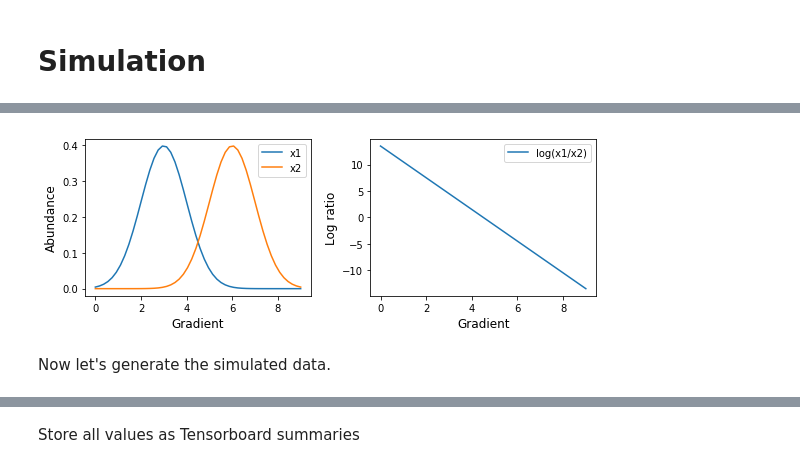
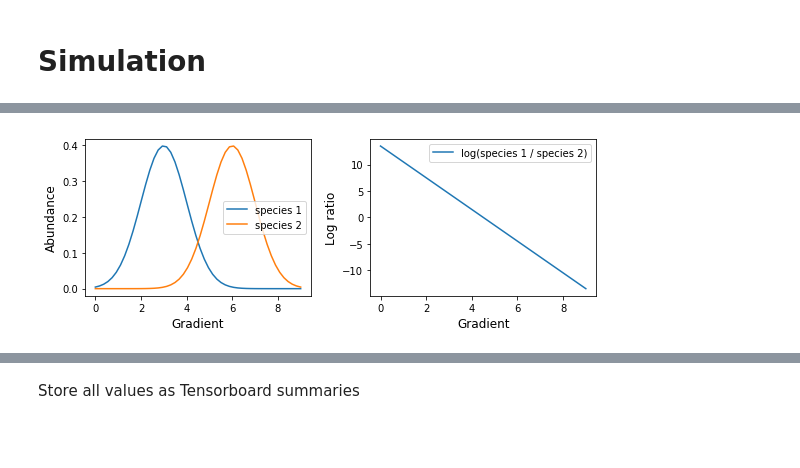
Before and after one commit to knightlab-analyses/bayesian-regression, a Jupyter notebook: bayesian_regression/ipynb/simulated-model.ipynb, the cells around one changed output, grey strips where cells are left out. Drawn from its saved outputs; the diff is of its cells as text; code cells hidden in the pictures; blank space fills up the shorter version.

```diff
--- a/bayesian_regression/ipynb/simulated-model.ipynb
+++ b/bayesian_regression/ipynb/simulated-model.ipynb
@@ -13,22 +20,22 @@ import matplotlib.colors as colors
 # %%
 from bayesian_regression.util.sim import chain_interactions
 
-g = np.linspace(0, 9)
-x = chain_interactions(g, [3, 6], [1, 1])
+g = np.linspace(0, 9, 50)   # gradient values
+mu = [3, 6]                 # means of species abundance gaussian distributions
+sigma = [1, 1]              # variances of species abundance gaussian distribution
+x = chain_interactions(g, mu, sigma)
 
 # Plot the distributions and log-ratio
 fig, (ax1, ax2) = plt.subplots(1, 2, figsize=(8, 3))
-ax1.plot(g, x[:, 0], label='x1')
-ax1.plot(g, x[:, 1], label='x2')
-ax2.plot(g, np.log(x[:, 0] / x[:, 1]), label='log(x1/x2)')
+ax1.plot(g, x[:, 0], label='species 1')
+ax1.plot(g, x[:, 1], label='species 2')
+ax2.plot(g, np.log(x[:, 0] / x[:, 1]), label='log(species 1 / species 2)')
 ax1.legend()
 ax2.legend()
 ax1.set_xlabel('Gradient', fontsize=12)
 ax1.set_ylabel('Abundance', fontsize=12)
 ax2.set_xlabel('Gradient', fontsize=12)
 ax2.set_ylabel('Log ratio', fontsize=12)
 plt.tight_layout()
 # %% [output]
-[figure, old version]
+[figure, new version]
-# %% [markdown]
-Now let's generate the simulated data.
```
Also changed, not shown: parts of 19 cells of this notebook, 3 other files.
